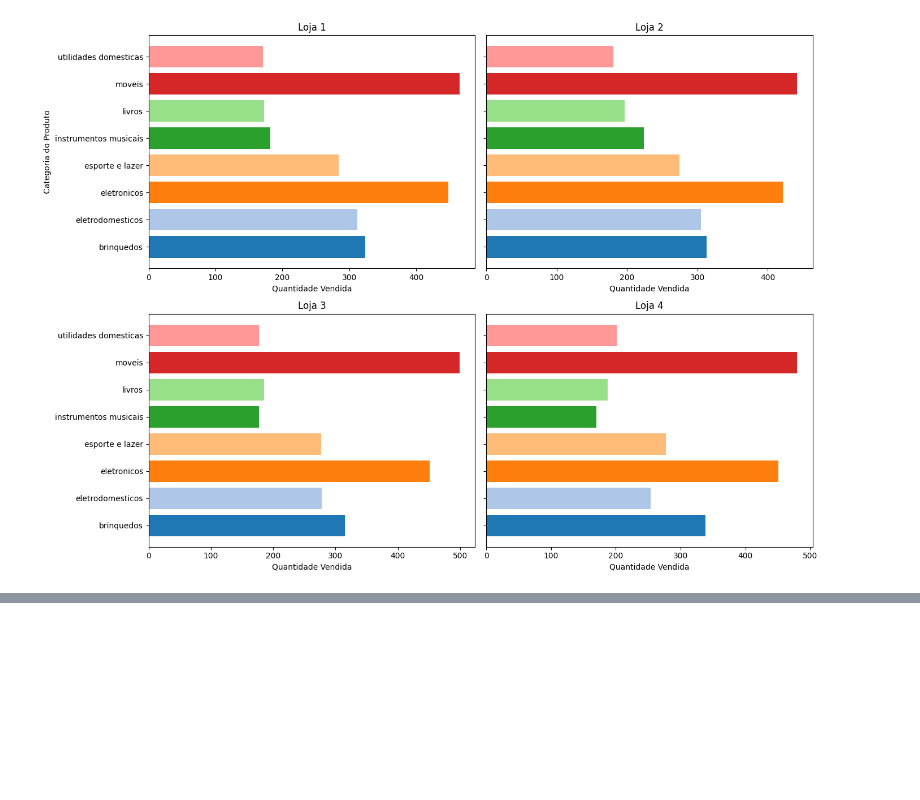
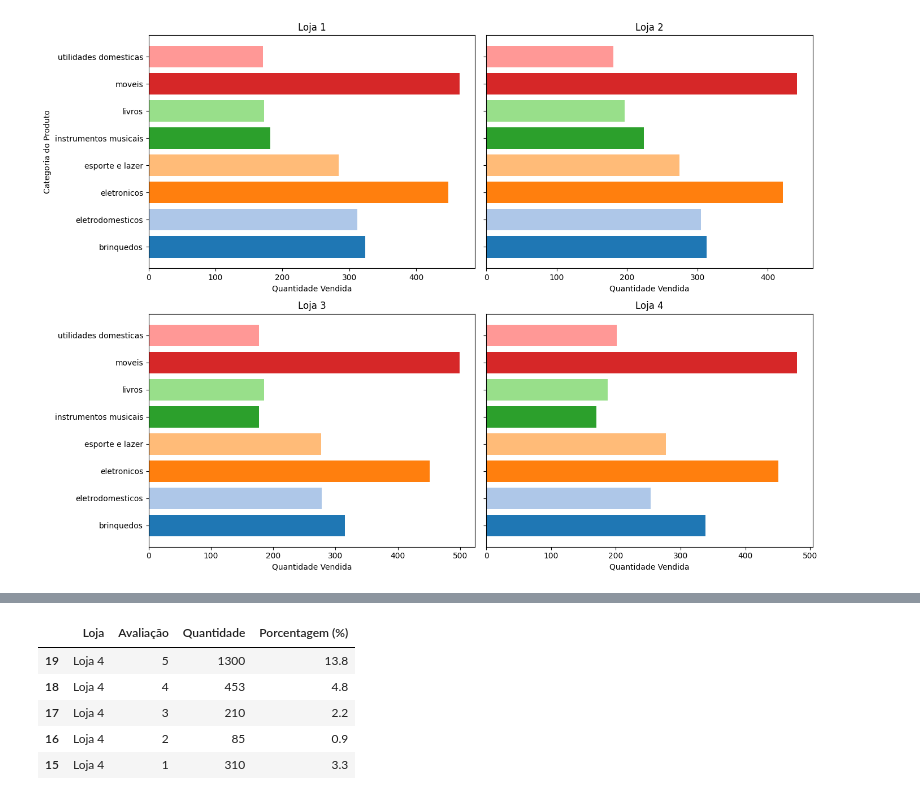
Before and after one commit to biellrodri/data-science-alura, a Jupyter notebook: challenge-alura-store/projeto_alura_store.ipynb, the cells around one changed output, grey strips where cells are left out. Cells and saved outputs as stored; diff of their text form; code cells hidden in the pictures; blank space fills up the shorter version.

```diff
--- a/challenge-alura-store/projeto_alura_store.ipynb
+++ b/challenge-alura-store/projeto_alura_store.ipynb
@@ -161,0 +200,11 @@ plt.show()
+# %%
+#renomeando as colunas
+freq_avaliacoes.columns = ['Loja', 'Avaliação', 'Quantidade', 'Porcentagem (%)']
+freq_avaliacoes.head()
+# %% [output]
+|  | Loja | Avaliação | Quantidade | Porcentagem (%) |
+| 19 | Loja 4 | 5 | 1300 | 13.8 |
+| 18 | Loja 4 | 4 | 453 | 4.8 |
+| 17 | Loja 4 | 3 | 210 | 2.2 |
+| 16 | Loja 4 | 2 | 85 | 0.9 |
+| 15 | Loja 4 | 1 | 310 | 3.3 |
```
Also changed, not shown: parts of 8 cells of this notebook.
